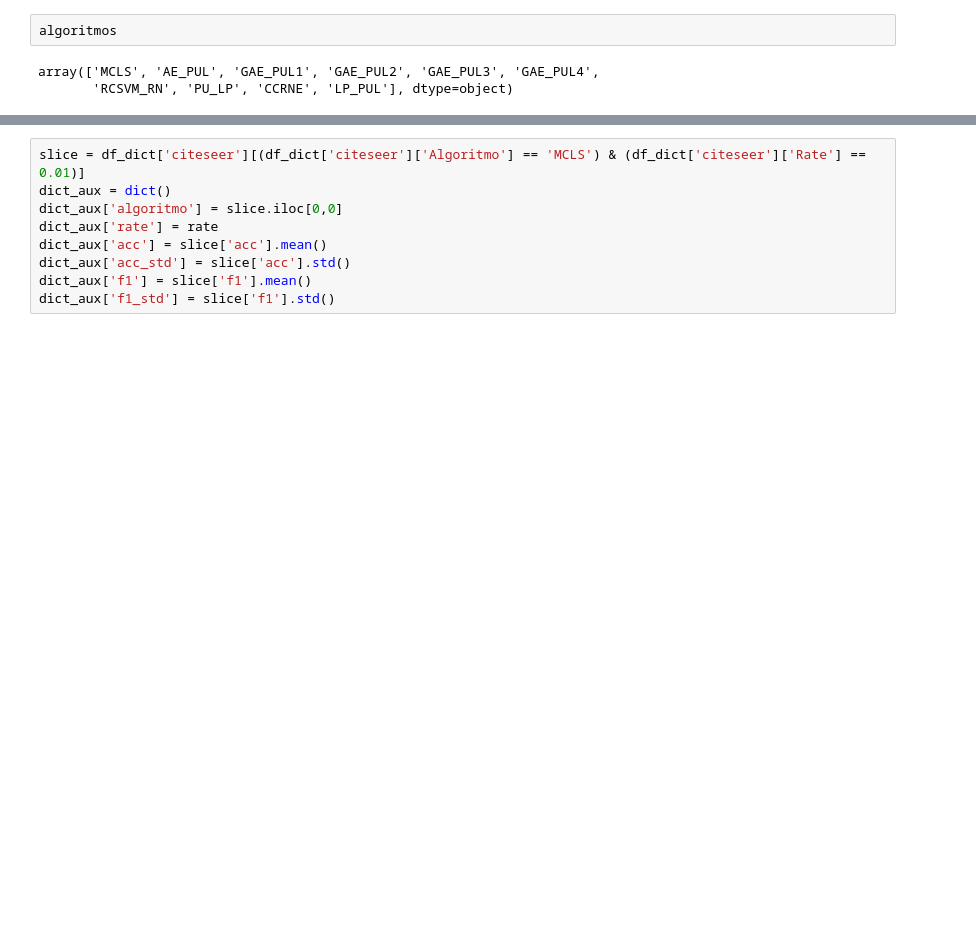
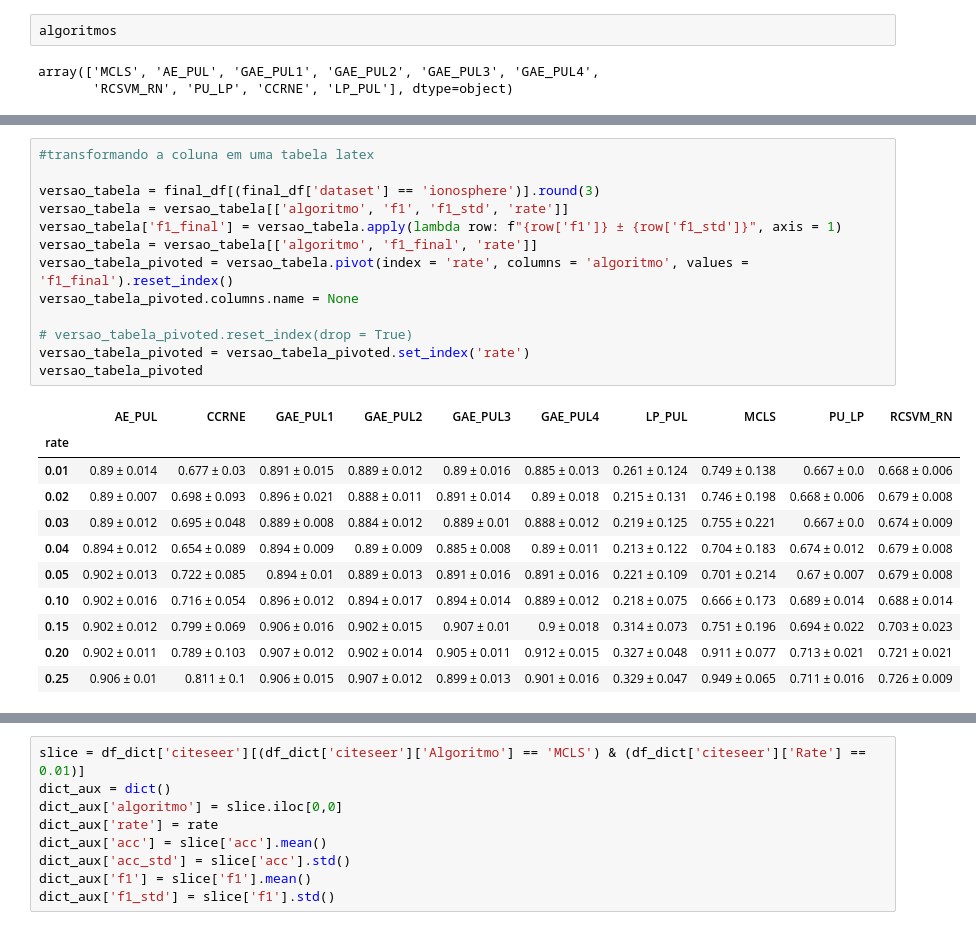
Before and after one commit to GHMessias/experimentos_pesquisa, a Jupyter notebook: analise.ipynb, the cells around one changed output, grey strips where cells are left out. Cells and saved outputs as stored; diff of their text form; blank space fills up the shorter version.

```diff
--- a/analise.ipynb
+++ b/analise.ipynb
@@ -94,0 +226,25 @@ final_df[final_df['dataset'] == 'cora']
+# %%
+#transformando a coluna em uma tabela latex
+
+versao_tabela = final_df[(final_df['dataset'] == 'ionosphere')].round(3)
+versao_tabela = versao_tabela[['algoritmo', 'f1', 'f1_std', 'rate']]
+versao_tabela['f1_final'] = versao_tabela.apply(lambda row: f"{row['f1']} ± {row['f1_std']}", axis = 1)
+versao_tabela = versao_tabela[['algoritmo', 'f1_final', 'rate']]
+versao_tabela_pivoted = versao_tabela.pivot(index = 'rate', columns = 'algoritmo', values = 'f1_final').reset_index()
+versao_tabela_pivoted.columns.name = None
+
+# versao_tabela_pivoted.reset_index(drop = True)
+versao_tabela_pivoted = versao_tabela_pivoted.set_index('rate')
+versao_tabela_pivoted
+# %% [output]
+|  | AE_PUL | CCRNE | GAE_PUL1 | GAE_PUL2 | GAE_PUL3 | GAE_PUL4 | LP_PUL | MCLS | PU_LP | RCSVM_RN |
+| rate |  |  |  |  |  |  |  |  |  |  |
+| 0.01 | 0.89 ± 0.014 | 0.677 ± 0.03 | 0.891 ± 0.015 | 0.889 ± 0.012 | 0.89 ± 0.016 | 0.885 ± 0.013 | 0.261 ± 0.124 | 0.749 ± 0.138 | 0.667 ± 0.0 | 0.668 ± 0.006 |
+| 0.02 | 0.89 ± 0.007 | 0.698 ± 0.093 | 0.896 ± 0.021 | 0.888 ± 0.011 | 0.891 ± 0.014 | 0.89 ± 0.018 | 0.215 ± 0.131 | 0.746 ± 0.198 | 0.668 ± 0.006 | 0.679 ± 0.008 |
+| 0.03 | 0.89 ± 0.012 | 0.695 ± 0.048 | 0.889 ± 0.008 | 0.884 ± 0.012 | 0.889 ± 0.01 | 0.888 ± 0.012 | 0.219 ± 0.125 | 0.755 ± 0.221 | 0.667 ± 0.0 | 0.674 ± 0.009 |
+| 0.04 | 0.894 ± 0.012 | 0.654 ± 0.089 | 0.894 ± 0.009 | 0.89 ± 0.009 | 0.885 ± 0.008 | 0.89 ± 0.011 | 0.213 ± 0.122 | 0.704 ± 0.183 | 0.674 ± 0.012 | 0.679 ± 0.008 |
+| 0.05 | 0.902 ± 0.013 | 0.722 ± 0.085 | 0.894 ± 0.01 | 0.889 ± 0.013 | 0.891 ± 0.016 | 0.891 ± 0.016 | 0.221 ± 0.109 | 0.701 ± 0.214 | 0.67 ± 0.007 | 0.679 ± 0.008 |
+| 0.10 | 0.902 ± 0.016 | 0.716 ± 0.054 | 0.896 ± 0.012 | 0.894 ± 0.017 | 0.894 ± 0.014 | 0.889 ± 0.012 | 0.218 ± 0.075 | 0.666 ± 0.173 | 0.689 ± 0.014 | 0.688 ± 0.014 |
+| 0.15 | 0.902 ± 0.012 | 0.799 ± 0.069 | 0.906 ± 0.016 | 0.902 ± 0.015 | 0.907 ± 0.01 | 0.9 ± 0.018 | 0.314 ± 0.073 | 0.751 ± 0.196 | 0.694 ± 0.022 | 0.703 ± 0.023 |
+| 0.20 | 0.902 ± 0.011 | 0.789 ± 0.103 | 0.907 ± 0.012 | 0.902 ± 0.014 | 0.905 ± 0.011 | 0.912 ± 0.015 | 0.327 ± 0.048 | 0.911 ± 0.077 | 0.713 ± 0.021 | 0.721 ± 0.021 |
+| 0.25 | 0.906 ± 0.01 | 0.811 ± 0.1 | 0.906 ± 0.015 | 0.907 ± 0.012 | 0.899 ± 0.013 | 0.901 ± 0.016 | 0.329 ± 0.047 | 0.949 ± 0.065 | 0.711 ± 0.016 | 0.726 ± 0.009 |
```
Also changed, not shown: parts of 23 cells of this notebook, 17 other files.
